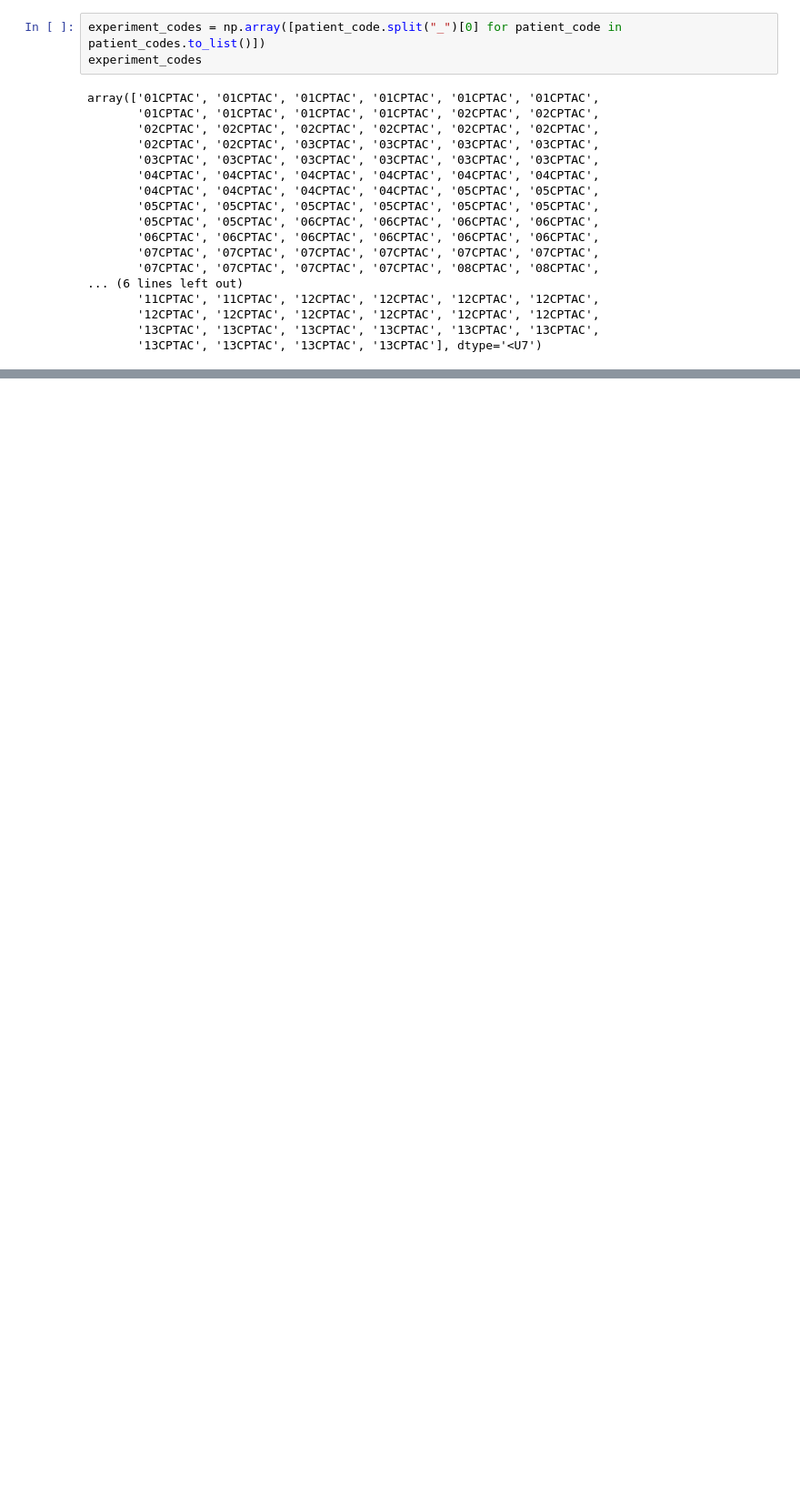
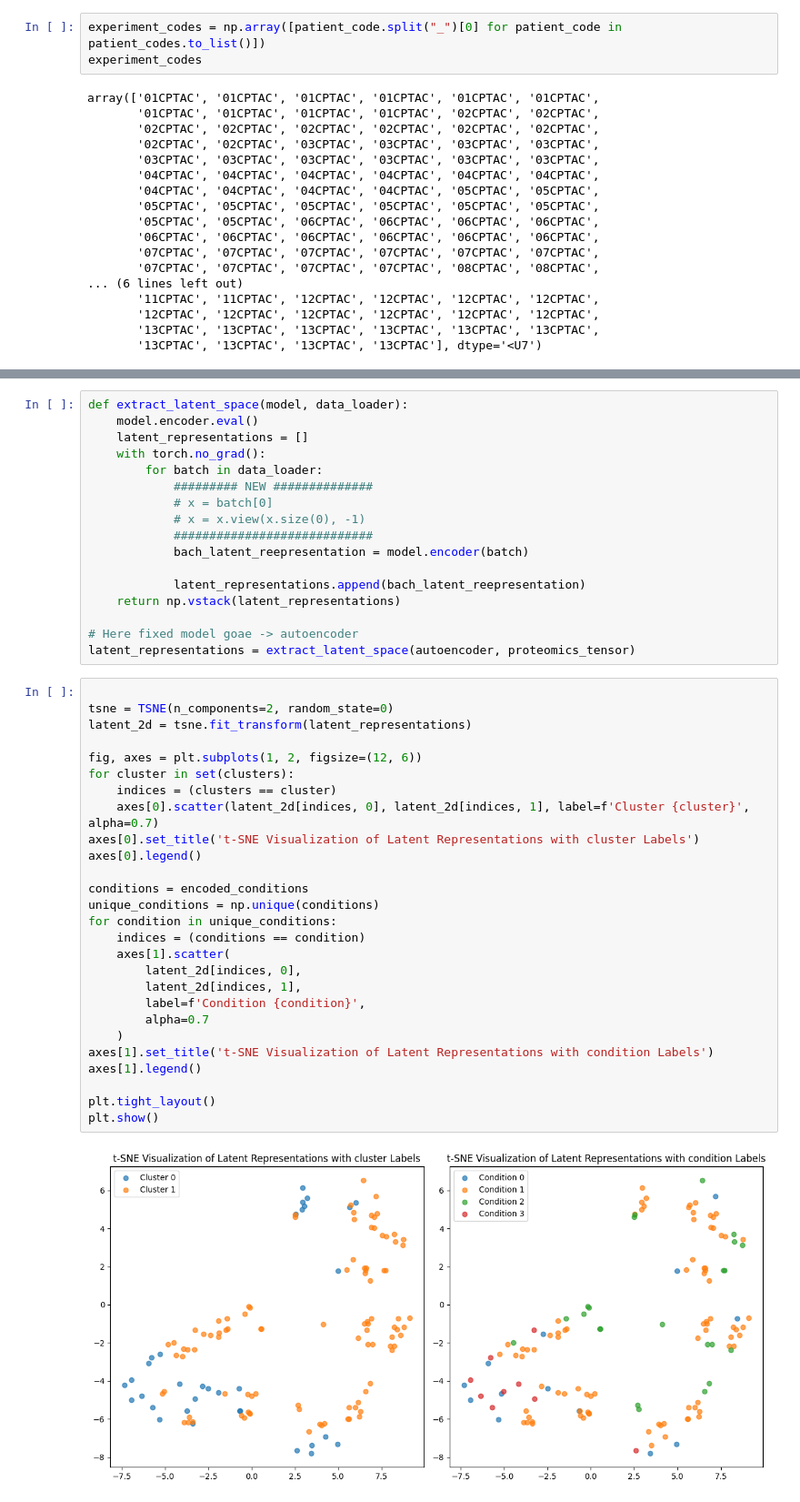
Before and after one commit to david-ege/01---Federated-Patient-Stratification-with-AE---Biostatistik-und-KI-in-der-Medizin, a Jupyter notebook: centralVae/Auto_encoder_real_data.ipynb, the cells around one changed output, grey strips where cells are left out. Shown: that part at 91% size. Saved outputs shown, nothing was run; the diff lists cells and outputs as text; blank space fills up the shorter version.

Commit message:
new model + CPTAC wise normalization

```diff
--- a/centralVae/Auto_encoder_real_data.ipynb
+++ b/centralVae/Auto_encoder_real_data.ipynb
@@ -281,0 +395,46 @@ axes[1].legend()
+# %%
+def extract_latent_space(model, data_loader):
+    model.encoder.eval()
+    latent_representations = []
+    with torch.no_grad():
+        for batch in data_loader:
+            ######### NEW ##############
+            # x = batch[0]
+            # x = x.view(x.size(0), -1)
+            ############################
+            bach_latent_reepresentation = model.encoder(batch)
+
+            latent_representations.append(bach_latent_reepresentation)
+    return np.vstack(latent_representations)
+
+# Here fixed model goae -> autoencoder
+latent_representations = extract_latent_space(autoencoder, proteomics_tensor)
+# %%
+
+tsne = TSNE(n_components=2, random_state=0)
+latent_2d = tsne.fit_transform(latent_representations)
+
+fig, axes = plt.subplots(1, 2, figsize=(12, 6))
+for cluster in set(clusters):
+    indices = (clusters == cluster)
+    axes[0].scatter(latent_2d[indices, 0], latent_2d[indices, 1], label=f'Cluster {cluster}', alpha=0.7)
+axes[0].set_title('t-SNE Visualization of Latent Representations with cluster Labels')
+axes[0].legend()
+
+conditions = encoded_conditions
+unique_conditions = np.unique(conditions)
+for condition in unique_conditions:
+    indices = (conditions == condition)
+    axes[1].scatter(
+        latent_2d[indices, 0],
+        latent_2d[indices, 1],
+        label=f'Condition {condition}',
+        alpha=0.7
+    )
+axes[1].set_title('t-SNE Visualization of Latent Representations with condition Labels')
+axes[1].legend()
+
+plt.tight_layout()
+plt.show()
+# %% [output]
+[figure, added]
```
Also changed, not shown: parts of 13 cells of this notebook, 2 other files.
